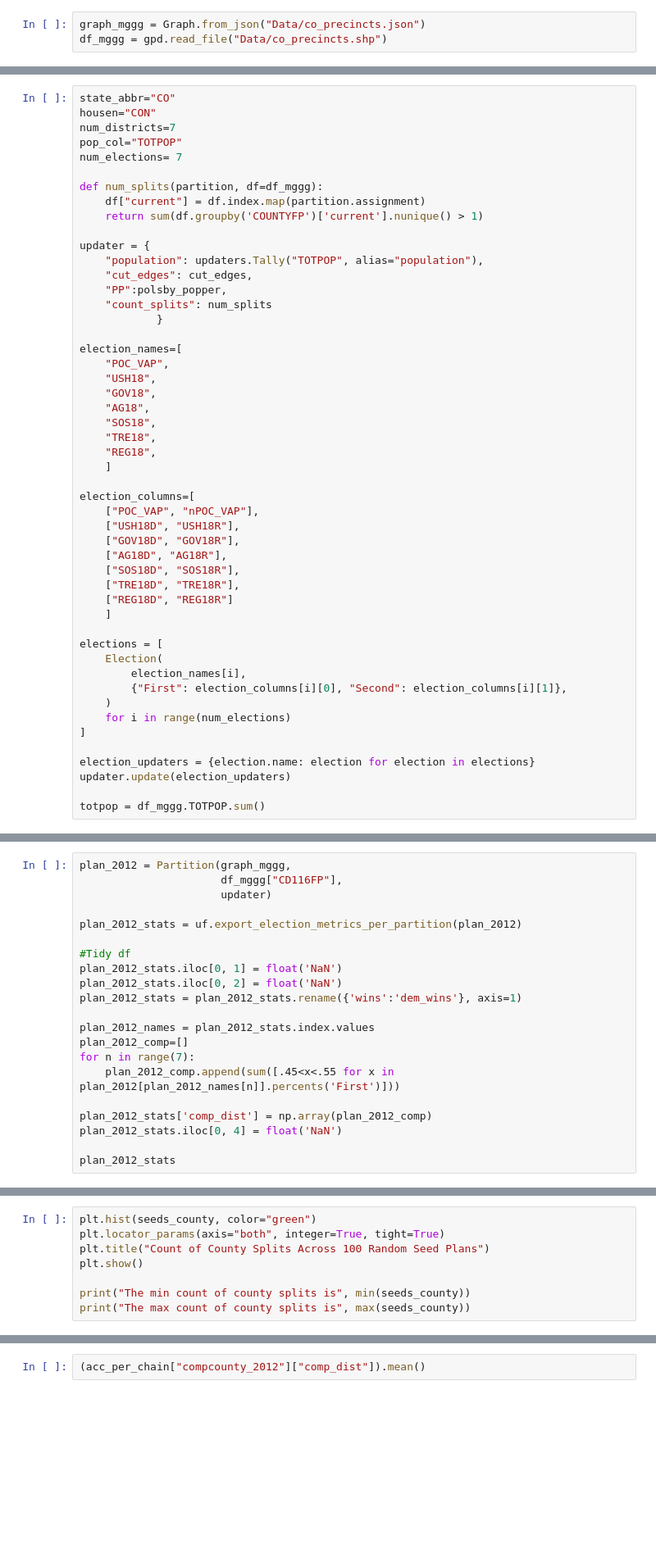
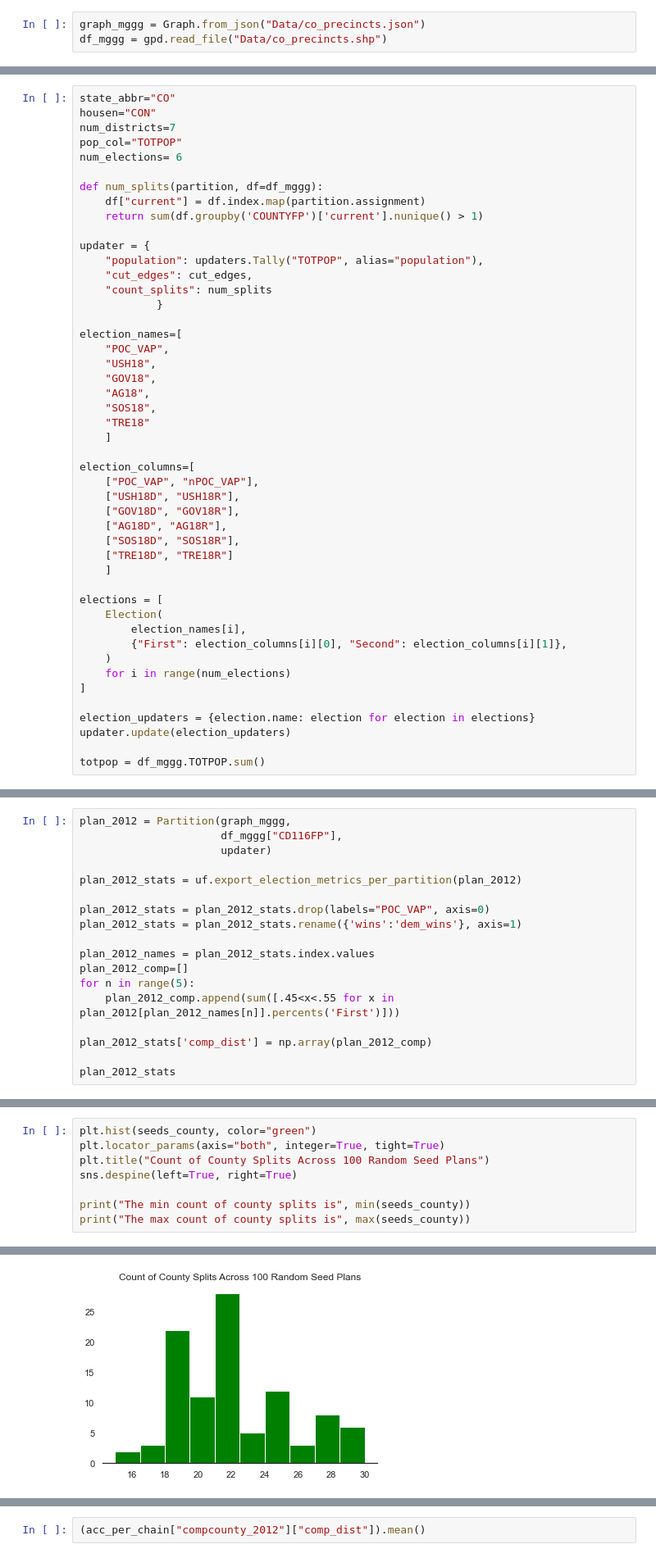
Before and after one commit to uwescience/dssg2021-redistricting, a Jupyter notebook: Colorado/02_CO_EDA_Modeling_Decisions.ipynb, the cells around one changed output, grey strips where cells are left out. Shown at 82% size. Drawn from its saved outputs; the diff is of its cells as text; blank space fills up the shorter version.

```diff
--- a/Colorado/02_CO_EDA_Modeling_Decisions.ipynb
+++ b/Colorado/02_CO_EDA_Modeling_Decisions.ipynb
@@ -206,7 +211,7 @@ state_abbr="CO"
 housen="CON"
 num_districts=7
 pop_col="TOTPOP"
-num_elections= 7
+num_elections= 6
 
 def num_splits(partition, df=df_mggg):
     df["current"] = df.index.map(partition.assignment)
@@ -215,7 +220,6 @@ def num_splits(partition, df=df_mggg):
 updater = {
     "population": updaters.Tally("TOTPOP", alias="population"),
     "cut_edges": cut_edges,
-    "PP":polsby_popper,
     "count_splits": num_splits
             }
 
@@ -225,8 +229,7 @@ election_names=[
     "GOV18",
     "AG18",
     "SOS18",
-    "TRE18",
-    "REG18",
+    "TRE18"
     ]
 
 election_columns=[
@@ -235,8 +238,7 @@ election_columns=[
     ["GOV18D", "GOV18R"],
     ["AG18D", "AG18R"],
     ["SOS18D", "SOS18R"],
-    ["TRE18D", "TRE18R"],
-    ["REG18D", "REG18R"]
+    ["TRE18D", "TRE18R"]
     ]
 
 elections = [
@@ -258,17 +262,14 @@ plan_2012 = Partition(graph_mggg,
 
 plan_2012_stats = uf.export_election_metrics_per_partition(plan_2012)
 
-#Tidy df
-plan_2012_stats.iloc[0, 1] = float('NaN')
-plan_2012_stats.iloc[0, 2] = float('NaN')
+plan_2012_stats = plan_2012_stats.drop(labels="POC_VAP", axis=0)
 plan_2012_stats = plan_2012_stats.rename({'wins':'dem_wins'}, axis=1)
 
 plan_2012_names = plan_2012_stats.index.values
 plan_2012_comp=[]
-for n in range(7):
+for n in range(5):
     plan_2012_comp.append(sum([.45<x<.55 for x in plan_2012[plan_2012_names[n]].percents('First')]))
 
 plan_2012_stats['comp_dist'] = np.array(plan_2012_comp)
-plan_2012_stats.iloc[0, 4] = float('NaN')
 
 plan_2012_stats
@@ -309,7 +341,8 @@ for n in range(100):
 plt.hist(seeds_county, color="green")
 plt.locator_params(axis="both", integer=True, tight=True)
 plt.title("Count of County Splits Across 100 Random Seed Plans")
-plt.show()
+sns.despine(left=True, right=True)
 
 print("The min count of county splits is", min(seeds_county))
 print("The max count of county splits is", max(seeds_county))
+# %% [output]
@@ -316,3 +351,4 @@ print("The max count of county splits is", max(seeds_county))
+[figure, added]
 # %%
 plt.hist(seeds_comp, color="orange")
 plt.locator_params(axis="both", integer=True, tight=True)
```
Also changed, not shown: parts of 43 cells of this notebook.
